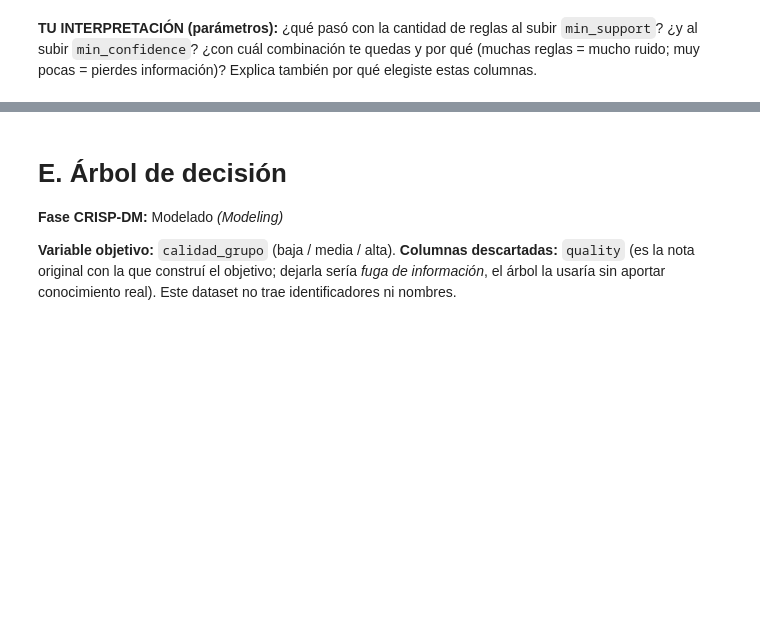
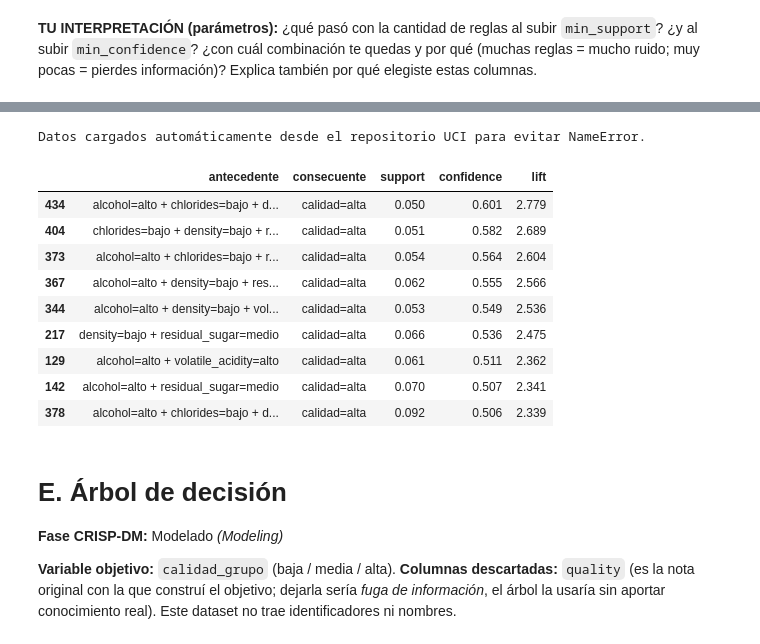
Before and after one commit to Angeltt251/Evaluacion_U1_Flores_jose, a Jupyter notebook: evaluacion_u1_flores_jose.ipynb, the cells around one changed output, grey strips where cells are left out. Drawn from its saved outputs; the diff is of its cells as text; code cells hidden in the pictures; blank space fills up the shorter version.

```diff
--- a/evaluacion_u1_flores_jose.ipynb
+++ b/evaluacion_u1_flores_jose.ipynb
@@ -255,3 +230,71 @@ Se truncaron las últimas líneas 5000 del resultado de transmisión.
+# %%
+import warnings
+warnings.filterwarnings('ignore')
+import pandas as pd
+import numpy as np
+from mlxtend.frequent_patterns import apriori, association_rules
+
+# 1. Asegurar la existencia de 'df' y 'df_bin'
+if 'df' not in globals():
+    try:
+        # Intentar cargar desde el repositorio oficial si no existe en la sesión para evitar el NameError
+        url = "https://archive.ics.uci.edu/ml/machine-learning-databases/wine-quality/winequality-white.csv"
+        df = pd.read_csv(url, sep=';')
+        df.columns = [c.strip().lower().replace(' ', '_') for c in df.columns]
+        df['calidad_grupo'] = pd.cut(df['quality'], bins=[0, 5, 6, 10], labels=['baja', 'media', 'alta'])
+        print("Datos cargados automáticamente desde el repositorio UCI para evitar NameError.")
+    except Exception as e:
+        print("No se pudo descargar el dataset automáticamente:", e)
+
+if 'df_bin' not in globals() and 'df' in globals():
+    # Asegurar que la columna alcohol sea de tipo float numérico
+    if df['alcohol'].dtype == 'object':
+        df['alcohol'] = df['alcohol'].astype(str).str.replace('R\$', '', regex=True).str.replace('.', '', regex=False).str.replace(',', '.', regex=False).str.strip().astype(float)
+
+    cols_reglas = ['alcohol', 'volatile_acidity', 'residual_sugar', 'density', 'chlorides']
+    df_items = pd.DataFrame()
+    for c in cols_reglas:
+        df_items[c] = pd.qcut(df[c], q=3, labels=['bajo', 'medio', 'alto'])
+    df_items['calidad'] = df['calidad_grupo'].astype(str)
+    df_bin = pd.get_dummies(df_items, prefix_sep='=').astype(bool)
+
+def generar_reglas(min_support, min_confidence):
+    if 'df_bin' not in globals():
+        raise NameError("La variable 'df_bin' no está definida. Por favor, asegúrate de subir el dataset y ejecutar las celdas de preparación de datos antes de esta celda.")
+    frecuentes = apriori(df_bin, min_support=min_support, use_colnames=True)
+    try:
+        reglas = association_rules(frecuentes, metric='confidence', min_threshold=min_confidence)
+    except TypeError:
+        # versiones nuevas de mlxtend piden num_itemsets
+        reglas = association_rules(frecuentes, num_itemsets=len(df_bin), metric='confidence', min_threshold=min_confidence)
+    return frecuentes, reglas
+
+# Generar reglas con los parámetros elegidos
+frecuentes, reglas = generar_reglas(min_support=0.05, min_confidence=0.5)
+
+# Me interesan las reglas que llevan a calidad alta
+reglas_calidad = reglas[reglas['consequents'].apply(lambda s: len(s) == 1 and list(s)[0].startswith('calidad='))]
+reglas_calidad = reglas_calidad[reglas_calidad['lift'] > 1].copy()
+
+reglas_calidad['antecedente'] = reglas_calidad['antecedents'].apply(lambda s: ' + '.join(sorted(s)))
+reglas_calidad['consecuente'] = reglas_calidad['consequents'].apply(lambda s: ' + '.join(sorted(s)))
+
+tabla = (reglas_calidad[['antecedente', 'consecuente', 'support', 'confidence', 'lift']]
+         .sort_values('lift', ascending=False).round(3))
+
+tabla[tabla['consecuente'] == 'calidad=alta'].head(10)
+# %% [output]
+Datos cargados automáticamente desde el repositorio UCI para evitar NameError.
+|  | antecedente | consecuente | support | confidence | lift |
+| 434 | alcohol=alto + chlorides=bajo + d... | calidad=alta | 0.050 | 0.601 | 2.779 |
+| 404 | chlorides=bajo + density=bajo + r... | calidad=alta | 0.051 | 0.582 | 2.689 |
+| 373 | alcohol=alto + chlorides=bajo + r... | calidad=alta | 0.054 | 0.564 | 2.604 |
+| 367 | alcohol=alto + density=bajo + res... | calidad=alta | 0.062 | 0.555 | 2.566 |
+| 344 | alcohol=alto + density=bajo + vol... | calidad=alta | 0.053 | 0.549 | 2.536 |
+| 217 | density=bajo + residual_sugar=medio | calidad=alta | 0.066 | 0.536 | 2.475 |
+| 129 | alcohol=alto + volatile_acidity=alto | calidad=alta | 0.061 | 0.511 | 2.362 |
+| 142 | alcohol=alto + residual_sugar=medio | calidad=alta | 0.070 | 0.507 | 2.341 |
+| 378 | alcohol=alto + chlorides=bajo + d... | calidad=alta | 0.092 | 0.506 | 2.339 |
 # %% [markdown]
 # E. Árbol de decisión
 **Fase CRISP-DM:** Modelado *(Modeling)*
```
Also changed, not shown: parts of 3 cells of this notebook.
